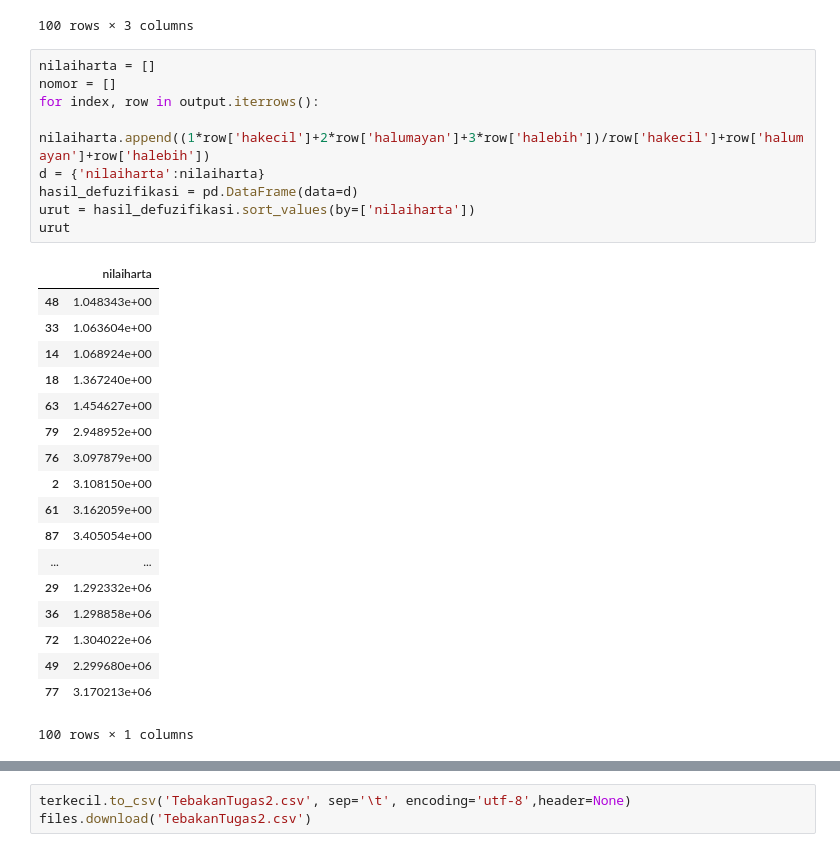
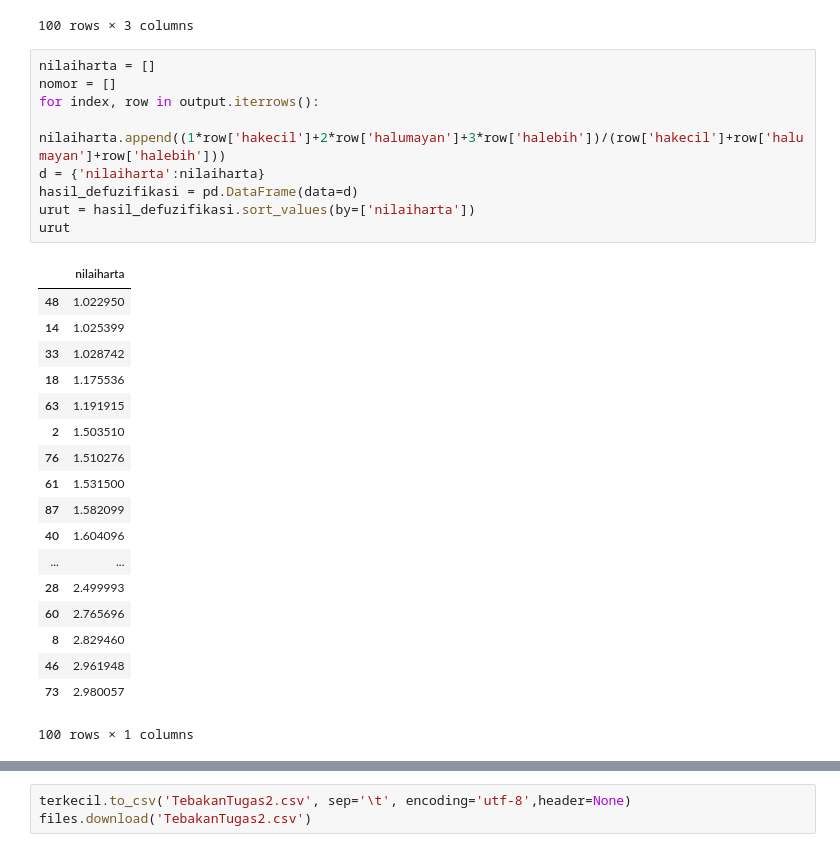
Before and after one commit to rizkiar00/Fuzzy-Logic, a Jupyter notebook: Fuzzy_Logic.ipynb, the cells around one changed output, grey strips where cells are left out. Drawn from its saved outputs; the diff is of its cells as text.

```diff
--- a/Fuzzy_Logic.ipynb
+++ b/Fuzzy_Logic.ipynb
@@ -222,30 +221,30 @@ output
 # %%
 nilaiharta = []
 nomor = []
 for index, row in output.iterrows():
-  nilaiharta.append((1*row['hakecil']+2*row['halumayan']+3*row['halebih'])/row['hakecil']+row['halumayan']+row['halebih'])
+  nilaiharta.append((1*row['hakecil']+2*row['halumayan']+3*row['halebih'])/(row['hakecil']+row['halumayan']+row['halebih']))
 d = {'nilaiharta':nilaiharta}
 hasil_defuzifikasi = pd.DataFrame(data=d)
 urut = hasil_defuzifikasi.sort_values(by=['nilaiharta'])
 urut
 # %% [output]
 |  | nilaiharta |
-| 48 | 1.048343e+00 |
-| 33 | 1.063604e+00 |
-| 14 | 1.068924e+00 |
-| 18 | 1.367240e+00 |
-| 63 | 1.454627e+00 |
-| 79 | 2.948952e+00 |
-| 76 | 3.097879e+00 |
-| 2 | 3.108150e+00 |
-| 61 | 3.162059e+00 |
-| 87 | 3.405054e+00 |
+| 48 | 1.022950 |
+| 14 | 1.025399 |
+| 33 | 1.028742 |
+| 18 | 1.175536 |
+| 63 | 1.191915 |
+| 2 | 1.503510 |
+| 76 | 1.510276 |
+| 61 | 1.531500 |
+| 87 | 1.582099 |
+| 40 | 1.604096 |
 | ... | ... |
-| 29 | 1.292332e+06 |
-| 36 | 1.298858e+06 |
-| 72 | 1.304022e+06 |
-| 49 | 2.299680e+06 |
-| 77 | 3.170213e+06 |
+| 28 | 2.499993 |
+| 60 | 2.765696 |
+| 8 | 2.829460 |
+| 46 | 2.961948 |
+| 73 | 2.980057 |
 100 rows × 1 columns
 # %%
 terkecil = urut.drop(urut.index[20:100])
```
Also changed, not shown: parts of 3 cells of this notebook.
